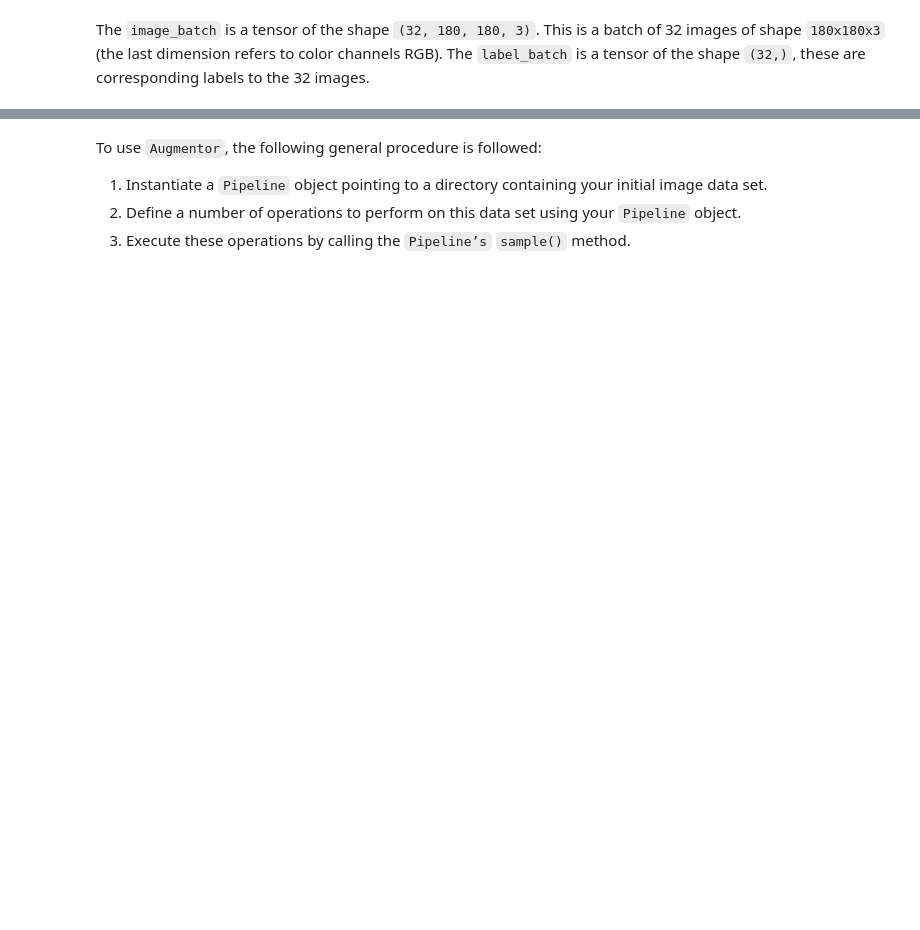
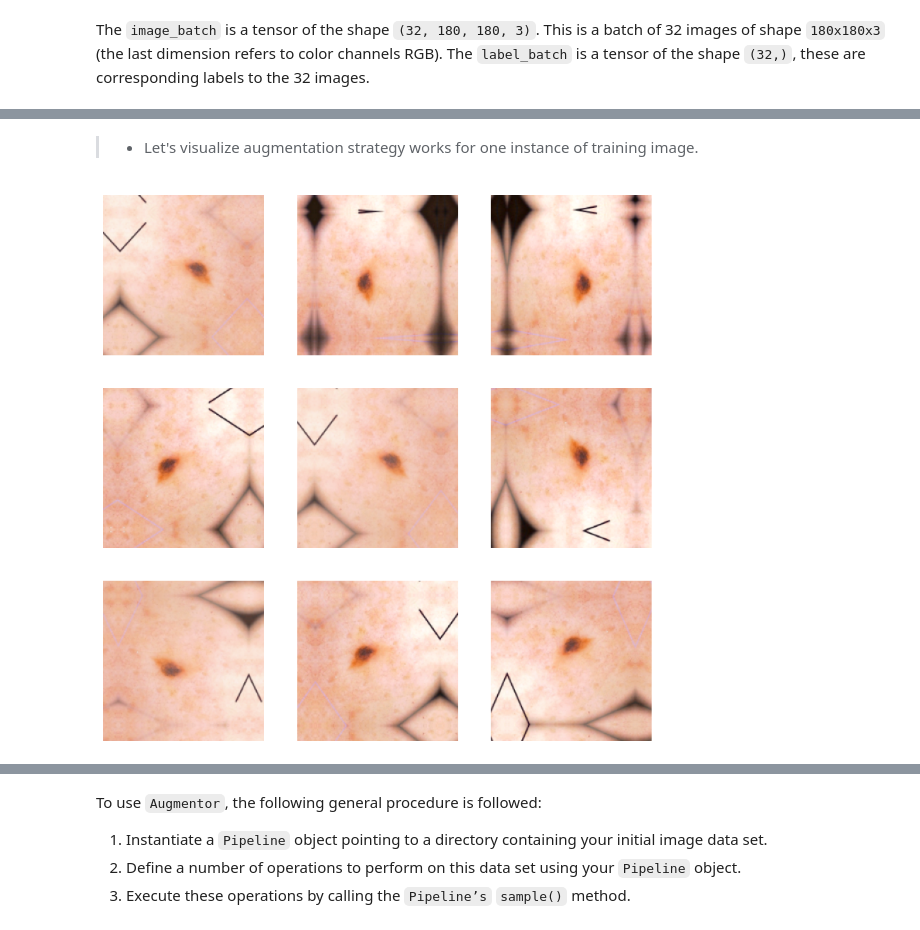
Before and after one commit to shruthipv96/MelanomaDetection, a Jupyter notebook: ShruthipVenkatesh_nn.ipynb, the cells around one changed output, grey strips where cells are left out. Cells and saved outputs as stored; diff of their text form; code cells hidden in the pictures; blank space fills up the shorter version.

```diff
--- a/ShruthipVenkatesh_nn.ipynb
+++ b/ShruthipVenkatesh_nn.ipynb
@@ -196,0 +302,24 @@ plt.show()
+# %%
+# Augmentation layers
+data_augument_layers = keras.Sequential([
+                             layers.experimental.preprocessing.RandomFlip(mode="horizontal_and_vertical",input_shape=(img_height,img_width,3)),
+                             layers.experimental.preprocessing.RandomRotation(0.2, fill_mode='reflect'),
+                             layers.experimental.preprocessing.RandomZoom(height_factor=(0.2, 0.3), width_factor=(0.2, 0.3), fill_mode='reflect'),
+                             layers.experimental.preprocessing.RandomContrast(0.2)
+])
+# %% [markdown]
+> - Let's visualize augmentation strategy works for one instance of training image.
+# %%
+# Visualize the augmentation strategy
+for batch,labels in train_ds.take(1):
+  im=batch[0]
+  im=tf.reshape(im,(1,img_width,img_height,3))
+
+plt.figure(figsize=(10, 10))
+for i in range(9):
+  augmented_image = data_augument_layers(im)[0]
+  ax = plt.subplot(3, 3, i + 1)
+  plt.imshow(augmented_image.numpy().astype("uint8"))
+  plt.axis("off")
+# %% [output]
+[figure, added]
```
Also changed, not shown: parts of 153 cells of this notebook.
